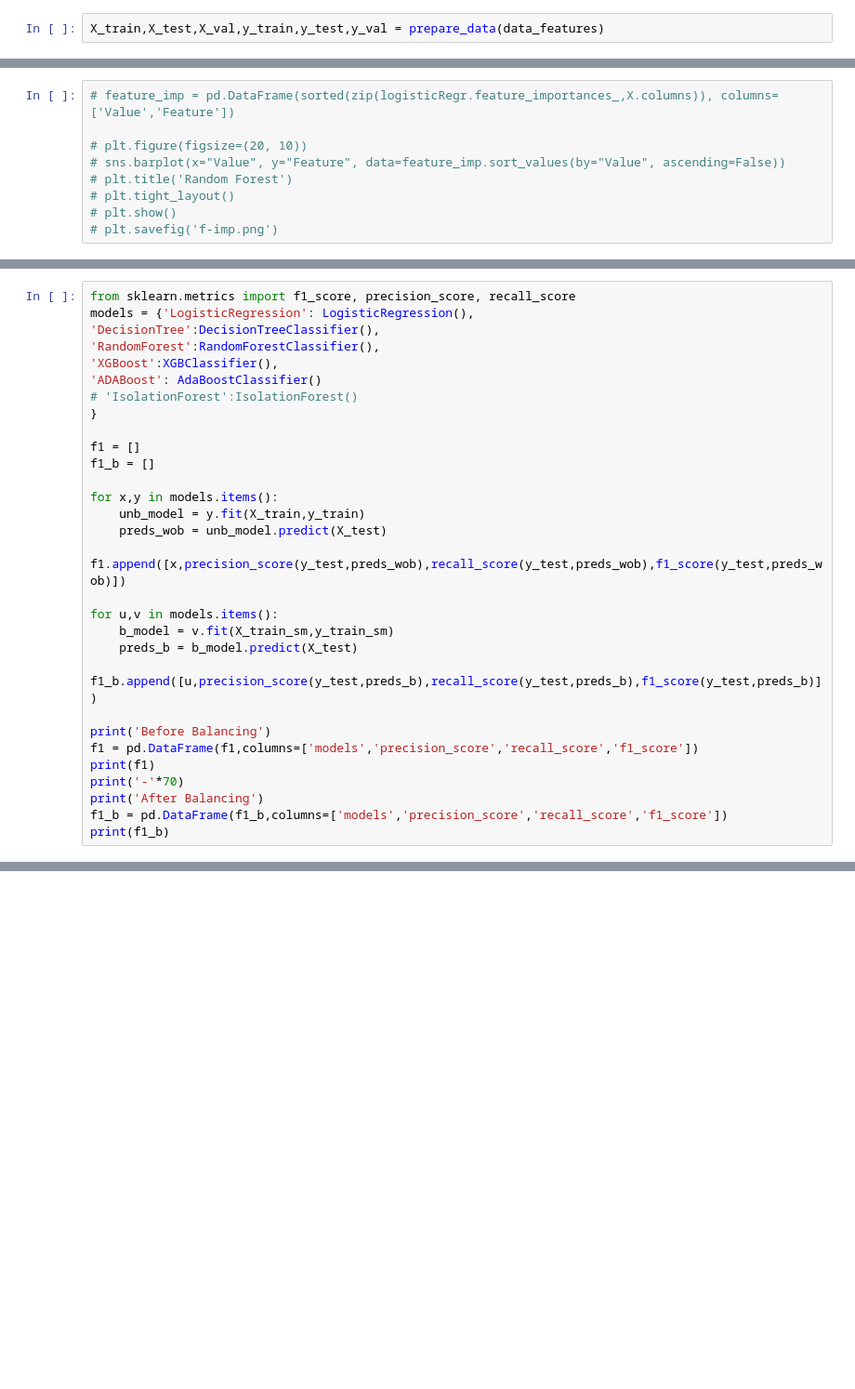
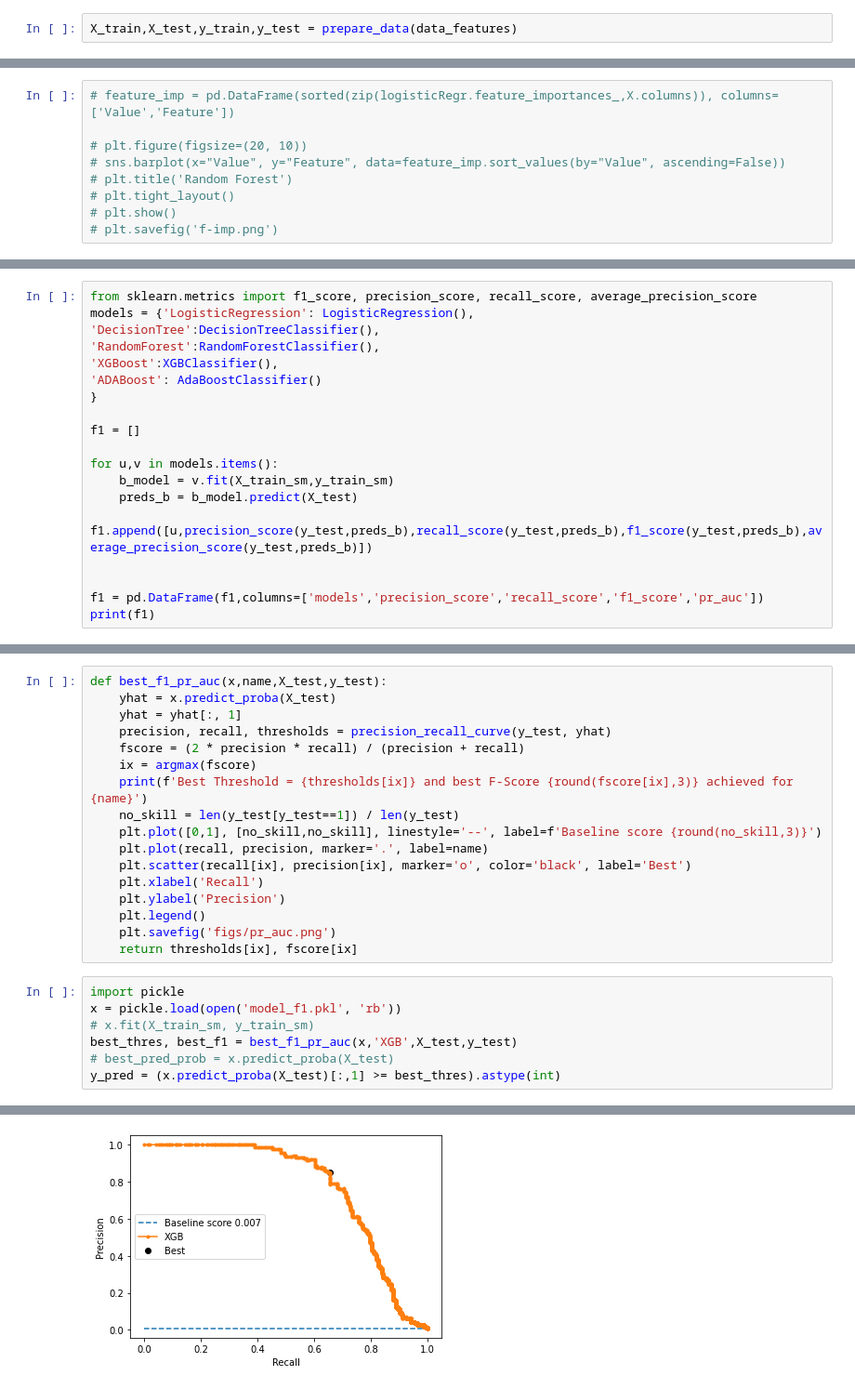
Before and after one commit to yash-td/Fraud-Detection, a Jupyter notebook: fraud-detection.ipynb, the cells around one changed output, grey strips where cells are left out. Shown at 93% size. Saved outputs shown, nothing was run; the diff lists cells and outputs as text; blank space fills up the shorter version.

```diff
--- a/fraud-detection.ipynb
+++ b/fraud-detection.ipynb
@@ -365,5 +254,5 @@ With only 0.74% transactions that are fraudulent, a classifier that predicts eve
 # %%
-X_train,X_test,X_val,y_train,y_test,y_val = prepare_data(data_features)
+X_train,X_test,y_train,y_test = prepare_data(data_features)
 # %%
 maj_class, min_class = resamplingDataPrep(X_train,y_train,'isFraud')
 
@@ -436,33 +299,22 @@ array([[<AxesSubplot:title={'center':'mcc'}>,
 # %%
-from sklearn.metrics import f1_score, precision_score, recall_score
+from sklearn.metrics import f1_score, precision_score, recall_score, average_precision_score
 models = {'LogisticRegression': LogisticRegression(),
 'DecisionTree':DecisionTreeClassifier(),
 'RandomForest':RandomForestClassifier(),
 'XGBoost':XGBClassifier(),
 'ADABoost': AdaBoostClassifier()
-# 'IsolationForest':IsolationForest()
 }
 
 f1 = []
-f1_b = []
-
-for x,y in models.items():
-    unb_model = y.fit(X_train,y_train)
-    preds_wob = unb_model.predict(X_test)
-    f1.append([x,precision_score(y_test,preds_wob),recall_score(y_test,preds_wob),f1_score(y_test,preds_wob)])
 
 for u,v in models.items():
     b_model = v.fit(X_train_sm,y_train_sm)
     preds_b = b_model.predict(X_test)
-    f1_b.append([u,precision_score(y_test,preds_b),recall_score(y_test,preds_b),f1_score(y_test,preds_b)])
+    f1.append([u,precision_score(y_test,preds_b),recall_score(y_test,preds_b),f1_score(y_test,preds_b),average_precision_score(y_test,preds_b)])
 
-print('Before Balancing')
-f1 = pd.DataFrame(f1,columns=['models','precision_score','recall_score','f1_score'])
+
+f1 = pd.DataFrame(f1,columns=['models','precision_score','recall_score','f1_score','pr_auc'])
 print(f1)
-print('-'*70)
-print('After Balancing')
-f1_b = pd.DataFrame(f1_b,columns=['models','precision_score','recall_score','f1_score'])
-print(f1_b)
 # %% [output]
 STOP: TOTAL NO. of ITERATIONS REACHED LIMIT.
 
@@ -647,0 +400,25 @@ array([[0.90754681, 0.09245319],
+# %%
+def best_f1_pr_auc(x,name,X_test,y_test):
+    yhat = x.predict_proba(X_test)
+    yhat = yhat[:, 1]
+    precision, recall, thresholds = precision_recall_curve(y_test, yhat)
+    fscore = (2 * precision * recall) / (precision + recall)
+    ix = argmax(fscore)
+    print(f'Best Threshold = {thresholds[ix]} and best F-Score {round(fscore[ix],3)} achieved for {name}')
+    no_skill = len(y_test[y_test==1]) / len(y_test)
+    plt.plot([0,1], [no_skill,no_skill], linestyle='--', label=f'Baseline score {round(no_skill,3)}')
+    plt.plot(recall, precision, marker='.', label=name)
+    plt.scatter(recall[ix], precision[ix], marker='o', color='black', label='Best')
+    plt.xlabel('Recall')
+    plt.ylabel('Precision')
+    plt.legend()
+    plt.savefig('figs/pr_auc.png')
+    return thresholds[ix], fscore[ix]
+# %%
+import pickle
+x = pickle.load(open('model_f1.pkl', 'rb'))
+# x.fit(X_train_sm, y_train_sm)
+best_thres, best_f1 = best_f1_pr_auc(x,'XGB',X_test,y_test)
+# best_pred_prob = x.predict_proba(X_test)
+y_pred = (x.predict_proba(X_test)[:,1] >= best_thres).astype(int)
+# %% [output]
@@ -647,0 +426 @@ array([[0.90754681, 0.09245319],
+[figure, added]
```
Also changed, not shown: parts of 47 cells of this notebook, 9 other files.
